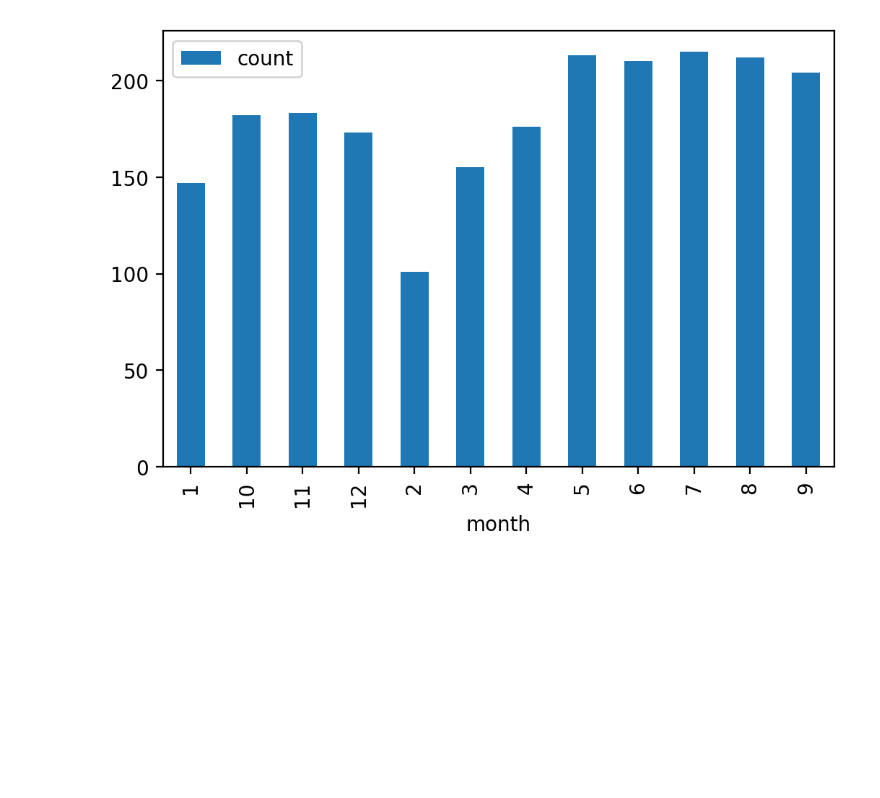
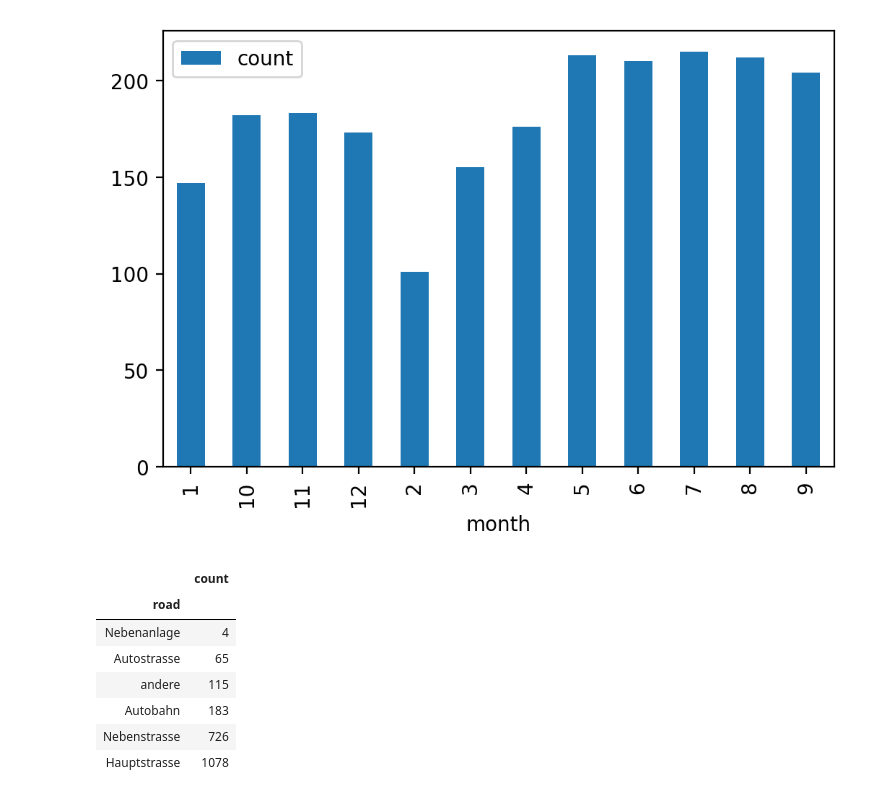
Before and after one commit to randombenj/hslu-dbs, a Jupyter notebook: project/data-mining.ipynb, the cells around one changed output. Cells and saved outputs as stored; diff of their text form; code cells hidden in the pictures; blank space fills up the shorter version.

```diff
--- a/project/data-mining.ipynb
+++ b/project/data-mining.ipynb
@@ -382,3 +382,28 @@ lethal_accident_by_month.plot.bar()
 # %% [output]
 <matplotlib.axes._subplots.AxesSubplot at 0x...>
 [figure]
+# %%
+lethal_accident_by_road = pd.DataFrame(list(db.accidents.aggregate([
+    {"$match": {"severity.id": {"$eq": "as1"}}},
+    {"$group" : {"_id": "$road_type.name", "count": {"$sum": 1}}},
+    {"$project": {
+      "_id": 0,
+      "road": "$_id",
+      "count": 1,
+    }},
+    {"$sort": {"count": 1}},
+
+
+])))
+lethal_accident_by_road.set_index("road", inplace=True)
+
+lethal_accident_by_road
+# %% [output]
+|  | count |
+| road |  |
+| Nebenanlage | 4 |
+| Autostrasse | 65 |
+| andere | 115 |
+| Autobahn | 183 |
+| Nebenstrasse | 726 |
+| Hauptstrasse | 1078 |
```
Also changed, not shown: parts of 2 cells of this notebook.
